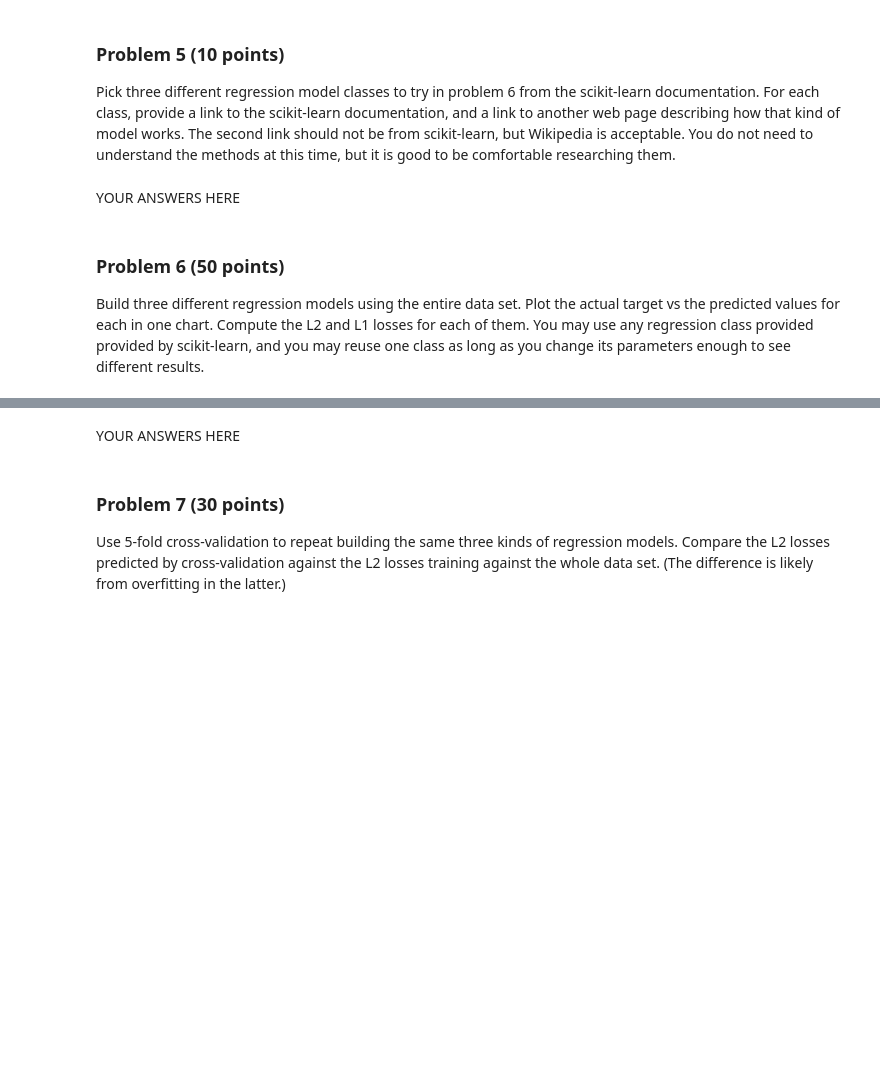
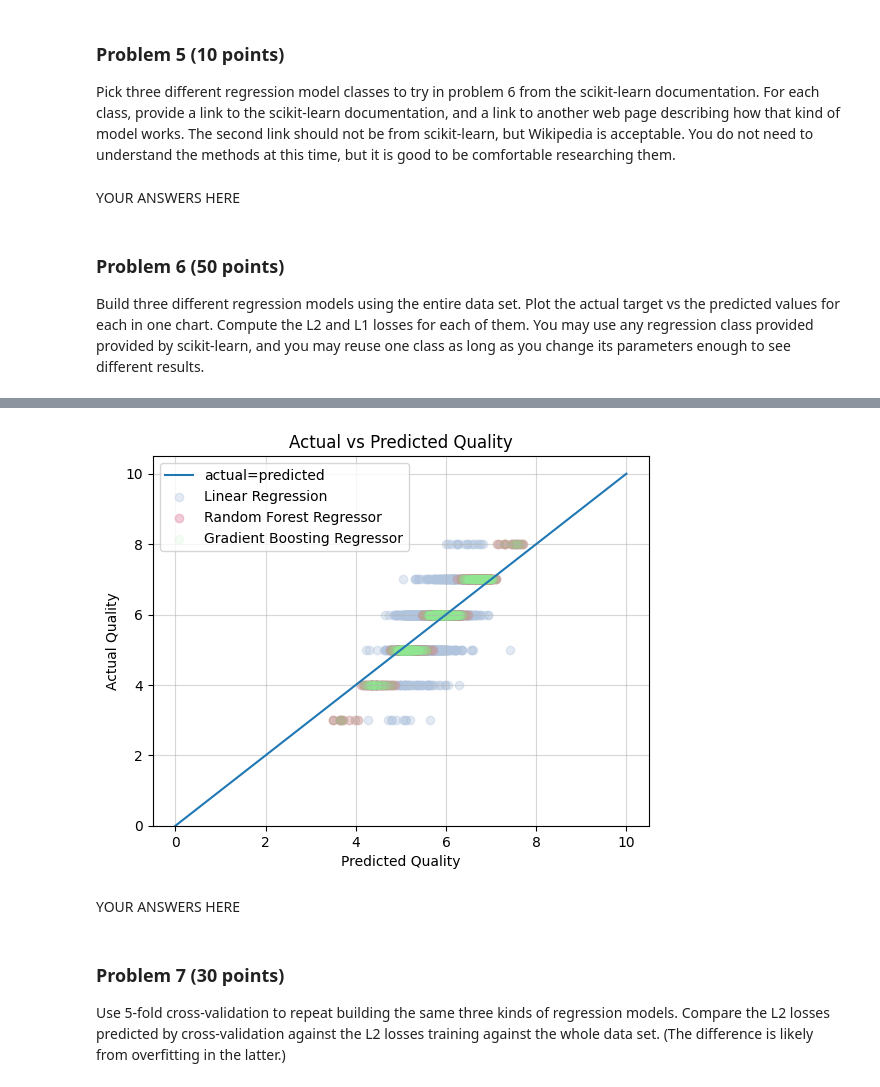
Before and after one commit to tware5-star/dx602-final-project, a Jupyter notebook: project.ipynb, the cells around one changed output, grey strips where cells are left out. Cells and saved outputs as stored; diff of their text form; code cells hidden in the pictures; blank space fills up the shorter version.

Commit message:
Build and Plot 3 Regression Model Classes in Problem 6

```diff
--- a/project.ipynb
+++ b/project.ipynb
@@ -365,3 +344,81 @@ df_features = df_without_duplicates.drop(["quality"], axis=1)
+# %%
+### Seperate Input Features and Output Target
+
+df_target = df_without_duplicates["quality"] # Create variable df_target to store output target column
+# df_target # used to check variable results
+df_features = df_without_duplicates.drop(["quality"], axis=1)
+# df_features # used to check variable results
+
+#### Build Three Regression Model Classes
+### Building LinearRegression Model
+
+linear_model = sklearn.linear_model.LinearRegression() # Store LinearRegression function in variable linear_model
+linear_model.fit(df_features,df_target)
+
+### Checking the R squared score
+linear_model.score(df_features,df_target)
+
+### LinearRegression Predicted Values
+
+linear_prediction = linear_model.predict(df_features)
+linear_prediction
+linear_prediction.min(), linear_prediction.max() # predicted min and max values
+df_target.min(), df_target.max()                 # actual min and max values
+
+
+### Building RandomForestRegressor Model
+
+random_model = sklearn.ensemble.RandomForestRegressor() # Store RandomForestRegressor function in variable random_model
+random_model.fit(df_features,df_target)
+
+### Checking the R squared score
+random_model.score(df_features,df_target)
+
+### RandomForestRegressor Predicted Values
+random_prediction = random_model.predict(df_features)
+random_prediction
+random_prediction.min(), random_prediction.max() # predicted min and max values
+df_target.min(), df_target.max()                # actual min and max values
+
+
+### Building GradientBoostingRegressor Model
+
+gradient_model = sklearn.ensemble.GradientBoostingRegressor()
+gradient_model.fit(df_features,df_target)
+
+### Checking the R squared score
+gradient_model.score(df_features,df_target)
+
+### RandomForestRegressor Predicted Values
+gradient_prediction = random_model.predict(df_features)
+gradient_prediction
+gradient_prediction.min(), gradient_prediction.max() # predicted min and max values
+df_target.min(), df_target.max()                 # actual min and max values
+
+
+
+#### Plotting Actual versus Predicted Values for All Models in One Chart
+
+
+plt.plot([0,10],[0,10], label="actual=predicted")
+plt.scatter(linear_prediction, df_target, color="lightsteelblue", label='Linear Regression', alpha=0.35) # why use regular blue when you can use lightsteelblue
+# looked through https://matplotlib.org/stable/gallery/color/named_colors.html for colors to use for graph
+plt.scatter(random_prediction, df_target, color="palevioletred", label='Random Forest Regressor', alpha=0.35)
+plt.scatter(gradient_prediction, df_target, color="lightgreen", label='Gradient Boosting Regressor', alpha=0.10)
+## Working on changing alpha scale as random_prediction and gradient_prediction have a lot of overlapping in the plots
+plt.gca().set_ylim(0)
+plt.legend()
+plt.title("Actual vs Predicted Quality")
+plt.xlabel("Predicted Quality")
+plt.ylabel("Actual Quality")
+plt.grid(True, alpha=0.5)
+
+None
+
+
+### Compute L1 and L2 losses for each Class
+# %% [output]
+[figure, added]
 # %% [markdown]
 YOUR ANSWERS HERE
 # %% [markdown]
```
Also changed, not shown: parts of 1 cell of this notebook.
